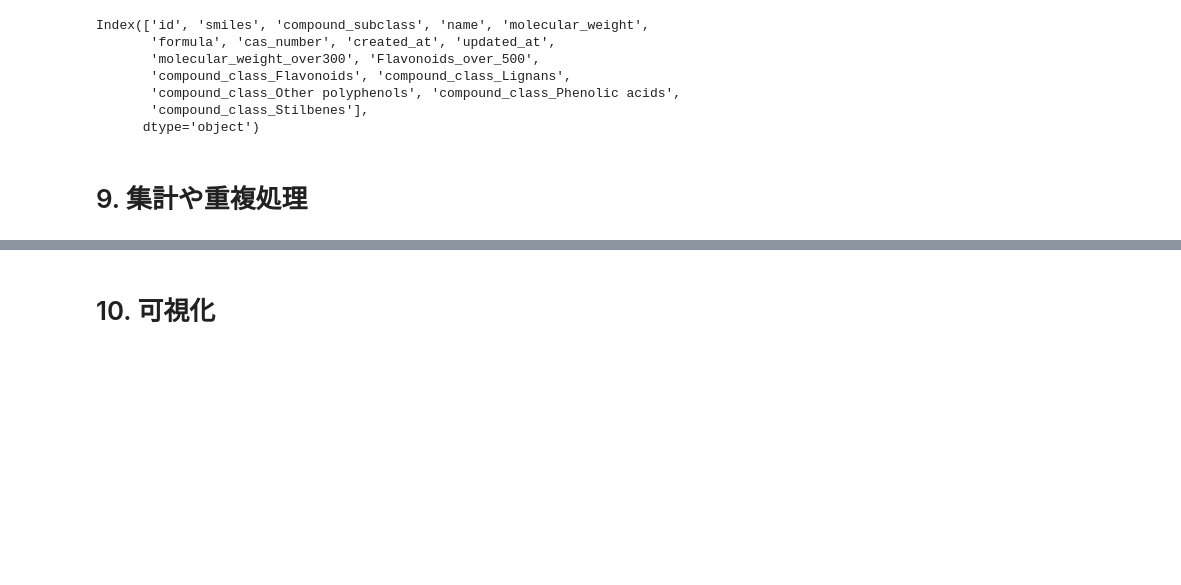
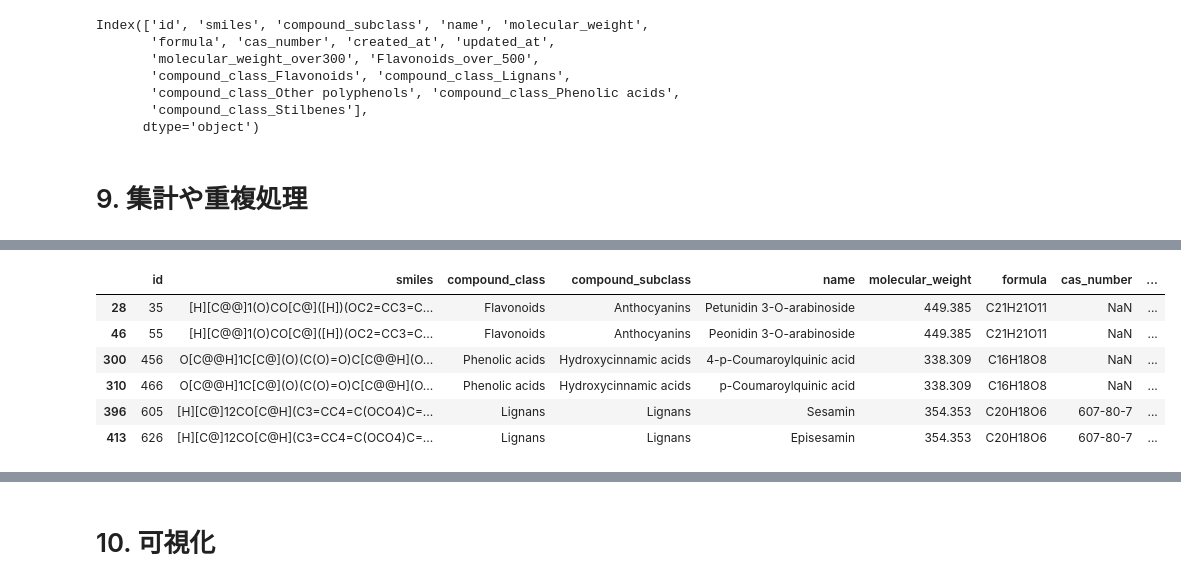
Before and after one commit to chemoinformatics-lecture/lecture-beginner, a Jupyter notebook: lesson02_jupyter/lecture_note.ipynb, the cells around one changed output, grey strips where cells are left out. Drawn from its saved outputs; the diff is of its cells as text; code cells hidden in the pictures; blank space fills up the shorter version.

```diff
--- a/lesson02_jupyter/lecture_note.ipynb
+++ b/lesson02_jupyter/lecture_note.ipynb
@@ -405,0 +377,11 @@ df
+# %%
+# smilesで重複している様子を確認
+df[df["smiles"].duplicated(keep=False)]
+# %% [output]
+|  | id | smiles | compound_class | compound_subclass | name | molecular_weight | formula | cas_number | ... |
+| 28 | 35 | [H][C@@]1(O)CO[C@]([H])(OC2=CC3=C... | Flavonoids | Anthocyanins | Petunidin 3-O-arabinoside | 449.385 | C21H21O11 | NaN | ... |
+| 46 | 55 | [H][C@@]1(O)CO[C@]([H])(OC2=CC3=C... | Flavonoids | Anthocyanins | Peonidin 3-O-arabinoside | 449.385 | C21H21O11 | NaN | ... |
+| 300 | 456 | O[C@@H]1C[C@](O)(C(O)=O)C[C@@H](O... | Phenolic acids | Hydroxycinnamic acids | 4-p-Coumaroylquinic acid | 338.309 | C16H18O8 | NaN | ... |
+| 310 | 466 | O[C@@H]1C[C@](O)(C(O)=O)C[C@@H](O... | Phenolic acids | Hydroxycinnamic acids | p-Coumaroylquinic acid | 338.309 | C16H18O8 | NaN | ... |
+| 396 | 605 | [H][C@]12CO[C@H](C3=CC4=C(OCO4)C=... | Lignans | Lignans | Sesamin | 354.353 | C20H18O6 | 607-80-7 | ... |
+| 413 | 626 | [H][C@]12CO[C@H](C3=CC4=C(OCO4)C=... | Lignans | Lignans | Episesamin | 354.353 | C20H18O6 | 607-80-7 | ... |
```
Also changed, not shown: parts of 18 cells of this notebook.
